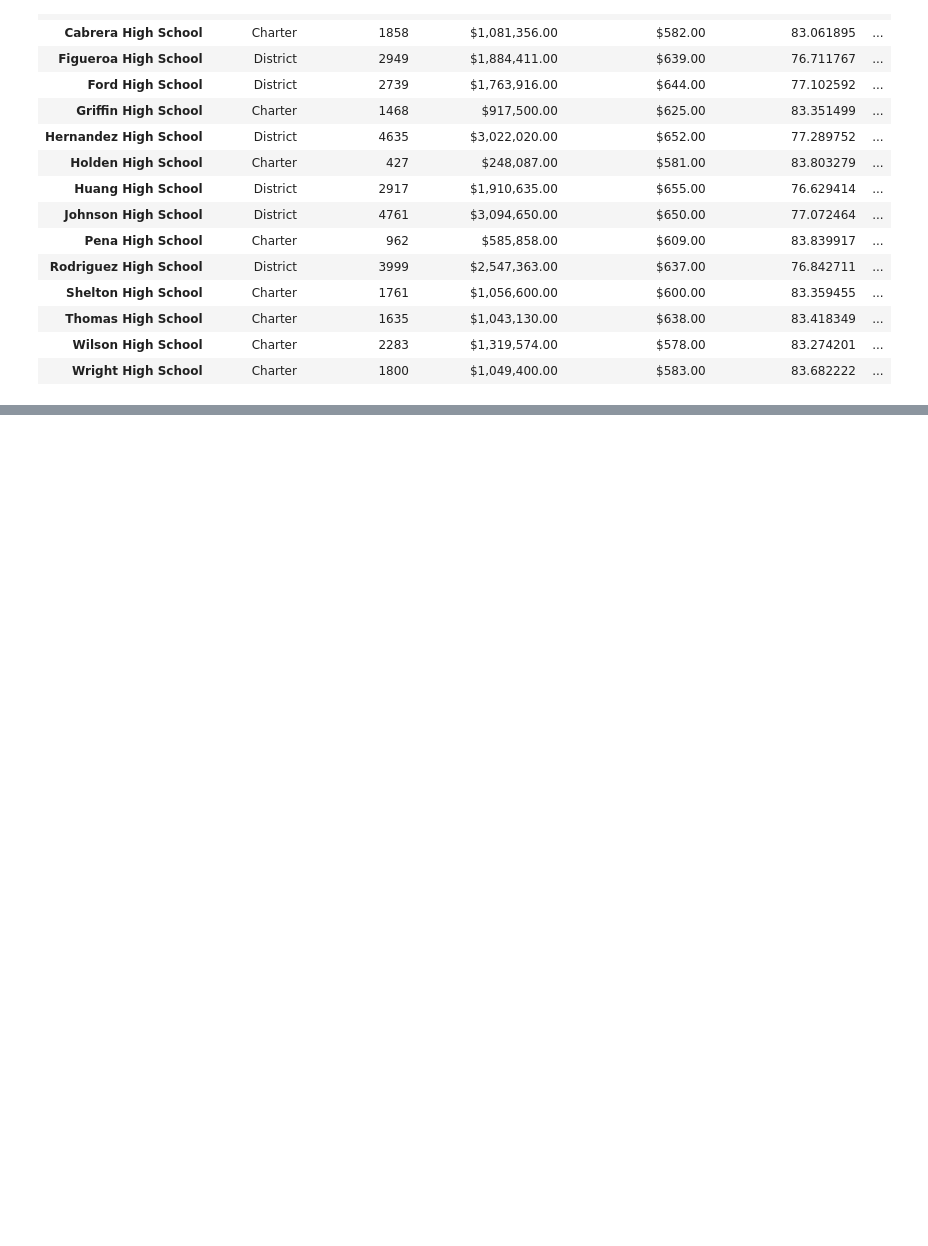
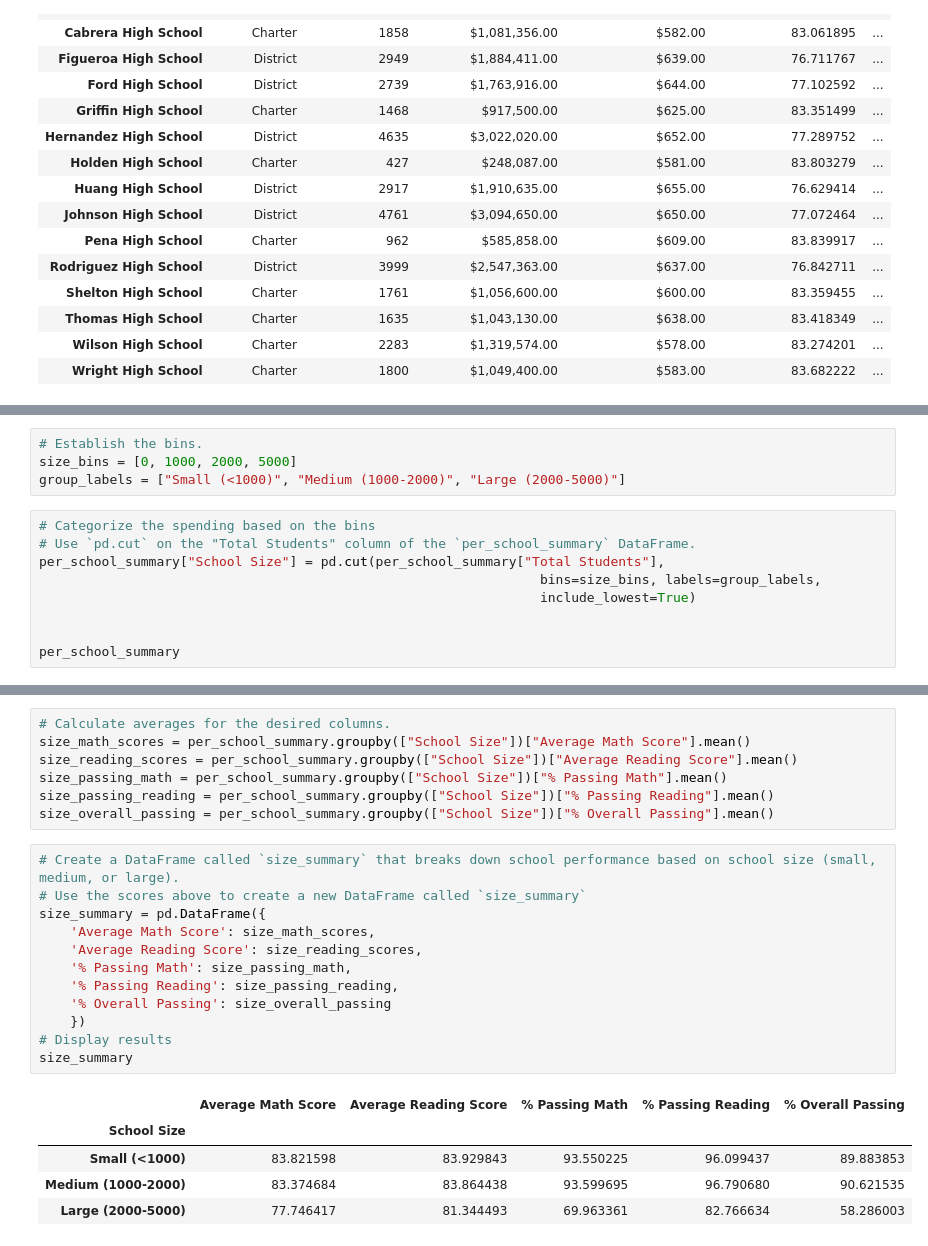
Before and after one commit to vjayne93/pandas-challenge, a Jupyter notebook: PyCitySchools/summary.ipynb, the cells around one changed output, grey strips where cells are left out. Drawn from its saved outputs; the diff is of its cells as text; blank space fills up the shorter version.

```diff
--- a/PyCitySchools/summary.ipynb
+++ b/PyCitySchools/summary.ipynb
@@ -564,0 +597,13 @@ school_spending_df
+# %%
+# Establish the bins.
+size_bins = [0, 1000, 2000, 5000]
+group_labels = ["Small (<1000)", "Medium (1000-2000)", "Large (2000-5000)"]
+# %%
+# Categorize the spending based on the bins
+# Use `pd.cut` on the "Total Students" column of the `per_school_summary` DataFrame.
+per_school_summary["School Size"] = pd.cut(per_school_summary["Total Students"],
+                                                                bins=size_bins, labels=group_labels,
+                                                                include_lowest=True)
+
+
+per_school_summary
@@ -564,0 +627,25 @@ school_spending_df
+# %%
+# Calculate averages for the desired columns.
+size_math_scores = per_school_summary.groupby(["School Size"])["Average Math Score"].mean()
+size_reading_scores = per_school_summary.groupby(["School Size"])["Average Reading Score"].mean()
+size_passing_math = per_school_summary.groupby(["School Size"])["% Passing Math"].mean()
+size_passing_reading = per_school_summary.groupby(["School Size"])["% Passing Reading"].mean()
+size_overall_passing = per_school_summary.groupby(["School Size"])["% Overall Passing"].mean()
+# %%
+# Create a DataFrame called `size_summary` that breaks down school performance based on school size (small, medium, or large).
+# Use the scores above to create a new DataFrame called `size_summary`
+size_summary = pd.DataFrame({
+    'Average Math Score': size_math_scores,
+    'Average Reading Score': size_reading_scores,
+    '% Passing Math': size_passing_math,
+    '% Passing Reading': size_passing_reading,
+    '% Overall Passing': size_overall_passing
+    })
+# Display results
+size_summary
+# %% [output]
+|  | Average Math Score | Average Reading Score | % Passing Math | % Passing Reading | % Overall Passing |
+| School Size |  |  |  |  |  |
+| Small (<1000) | 83.821598 | 83.929843 | 93.550225 | 96.099437 | 89.883853 |
+| Medium (1000-2000) | 83.374684 | 83.864438 | 93.599695 | 96.790680 | 90.621535 |
+| Large (2000-5000) | 77.746417 | 81.344493 | 69.963361 | 82.766634 | 58.286003 |
```
Also changed, not shown: parts of 8 cells of this notebook.
